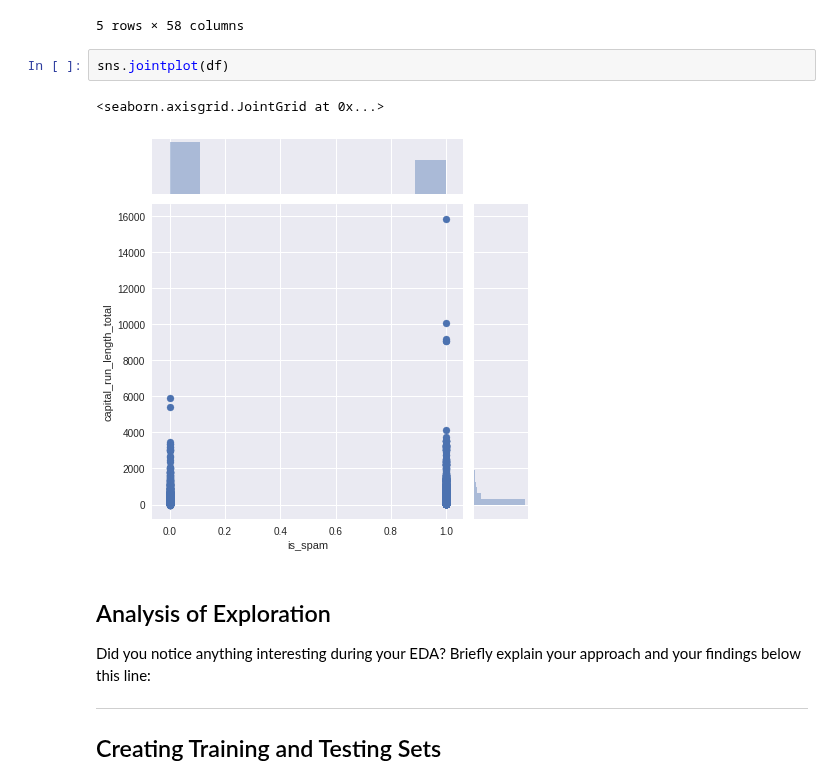
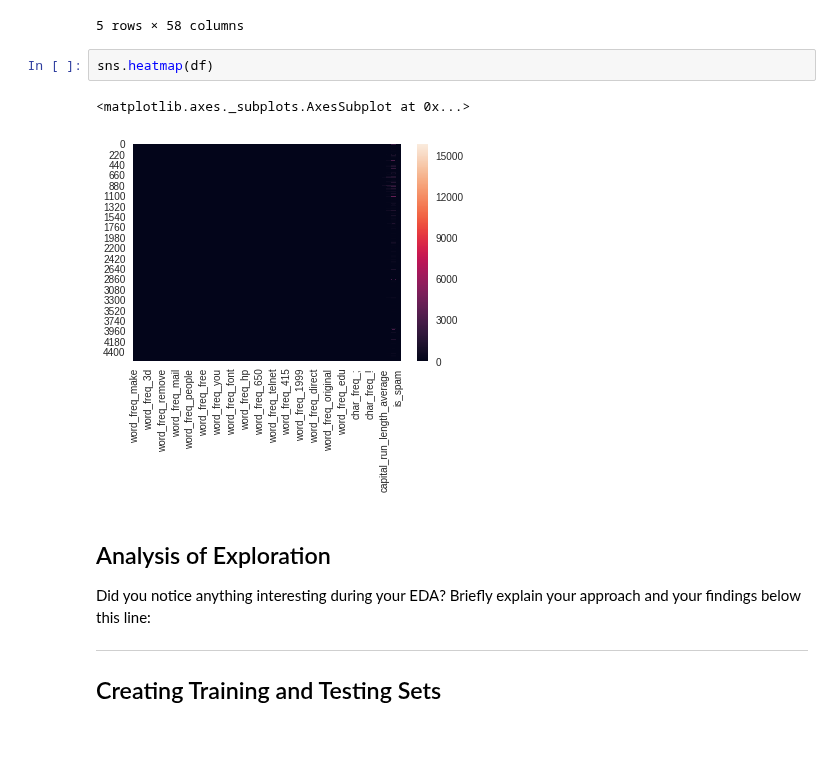
Before and after one commit to ZMBailey/dsc-2-22-14-document-classification-using-naive-bayes-lab-seattle-ds-career-040119, a Jupyter notebook: index.ipynb, the cells around one changed output. Cells and saved outputs as stored; diff of their text form; blank space fills up the shorter version.

```diff
--- a/index.ipynb
+++ b/index.ipynb
@@ -139,10 +139,10 @@ df.head()
 | 4 | 0.00 | 0.00 | 0.00 | 0.0 | 0.63 | 0.00 | ... |
 5 rows × 58 columns
 # %%
-sns.jointplot(df)
+sns.heatmap(df)
 # %% [output]
-<seaborn.axisgrid.JointGrid at 0x...>
+<matplotlib.axes._subplots.AxesSubplot at 0x...>
-[figure, old version]
+[figure, new version]
 # %% [markdown]
 ## Analysis of Exploration
 
```
